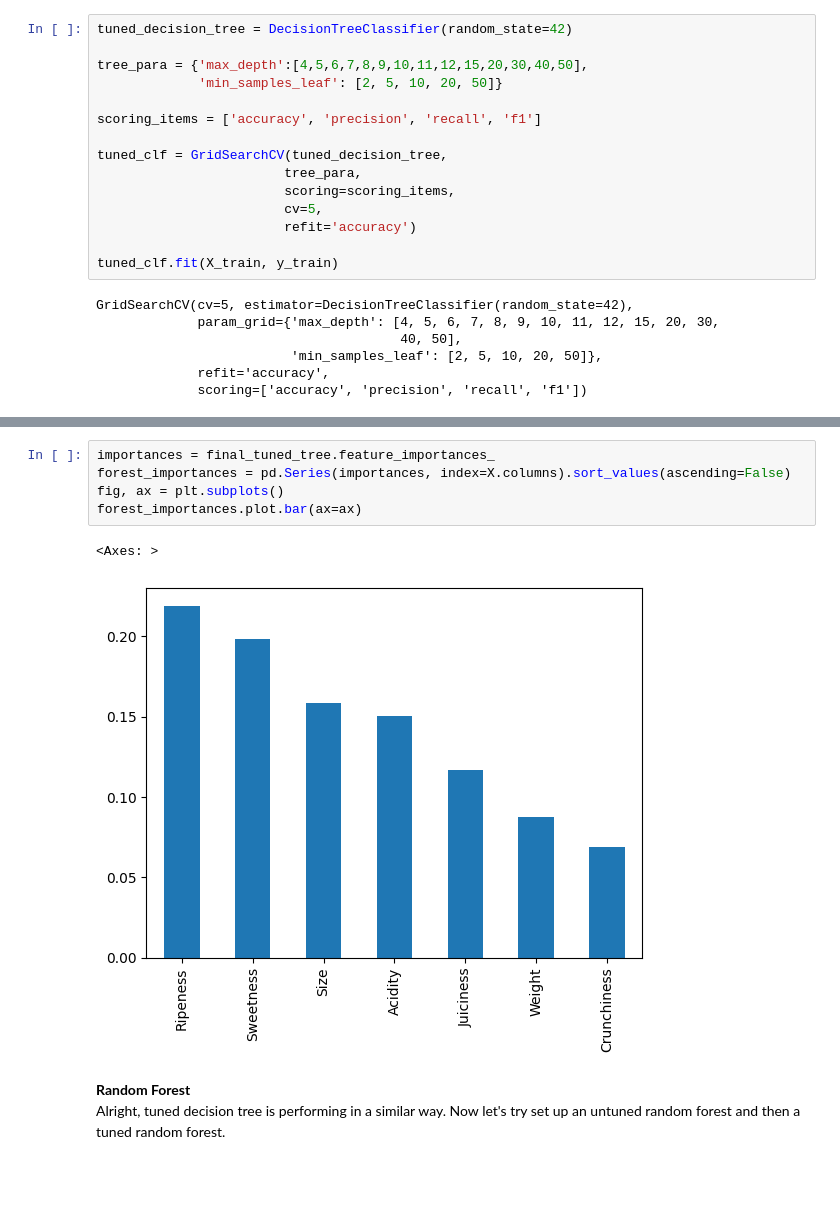
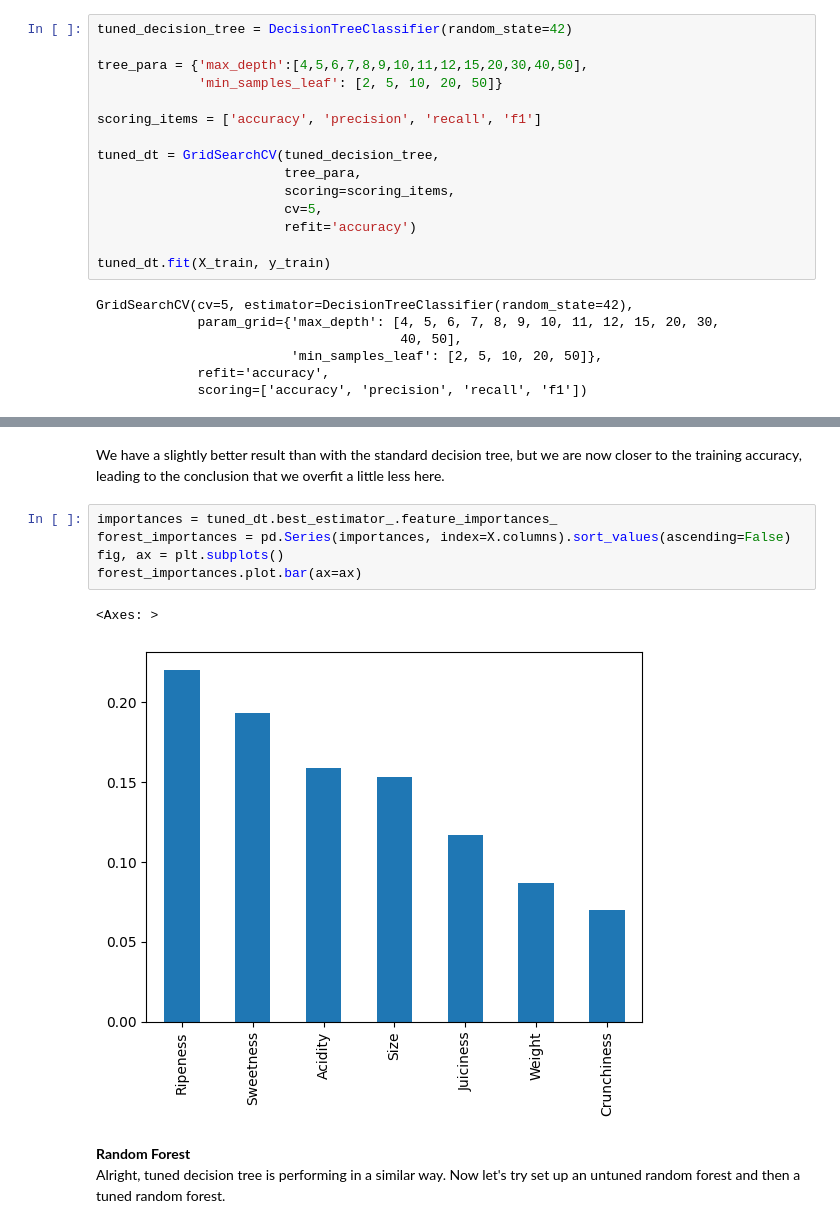
Before and after one commit to GuillaumeCLEMENT314/DataScience, a Jupyter notebook: apple_quality_EDA_classification.ipynb, the cells around one changed output, grey strips where cells are left out. Cells and saved outputs as stored; diff of their text form; blank space fills up the shorter version.

Commit message:
adding overfitting assessment

```diff
--- a/apple_quality_EDA_classification.ipynb
+++ b/apple_quality_EDA_classification.ipynb
@@ -302,13 +312,13 @@ tree_para = {'max_depth':[4,5,6,7,8,9,10,11,12,15,20,30,40,50],
 
 scoring_items = ['accuracy', 'precision', 'recall', 'f1']
 
-tuned_clf = GridSearchCV(tuned_decision_tree,
+tuned_dt = GridSearchCV(tuned_decision_tree,
                         tree_para,
                         scoring=scoring_items,
                         cv=5,
                         refit='accuracy')
 
-tuned_clf.fit(X_train, y_train)
+tuned_dt.fit(X_train, y_train)
 # %% [output]
 GridSearchCV(cv=5, estimator=DecisionTreeClassifier(random_state=42),
              param_grid={'max_depth': [4, 5, 6, 7, 8, 9, 10, 11, 12, 15, 20, 30,
@@ -342,11 +350,13 @@ model_comparison
+# %% [markdown]
+We have a slightly better result than with the standard decision tree, but we are now closer to the training accuracy, leading to the conclusion that we overfit a little less here.
 # %%
-importances = final_tuned_tree.feature_importances_
+importances = tuned_dt.best_estimator_.feature_importances_
 forest_importances = pd.Series(importances, index=X.columns).sort_values(ascending=False)
 fig, ax = plt.subplots()
 forest_importances.plot.bar(ax=ax)
 # %% [output]
 <Axes: >
-[figure, old version]
+[figure, new version]
 # %% [markdown]
 **Random Forest**<br>
 Alright, tuned decision tree is performing in a similar way. Now let's try set up an untuned random forest and then a tuned random forest.
```
Also changed, not shown: parts of 65 cells of this notebook.
